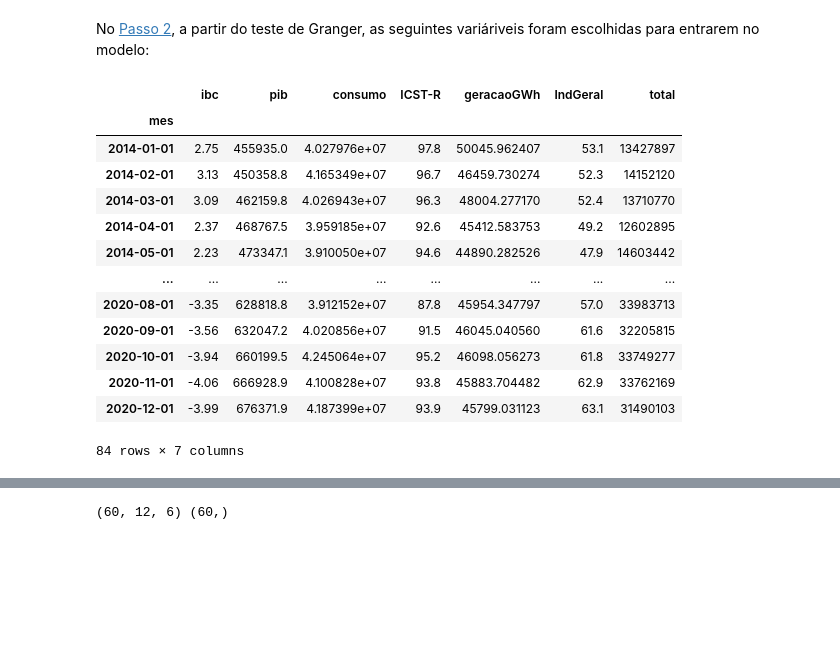
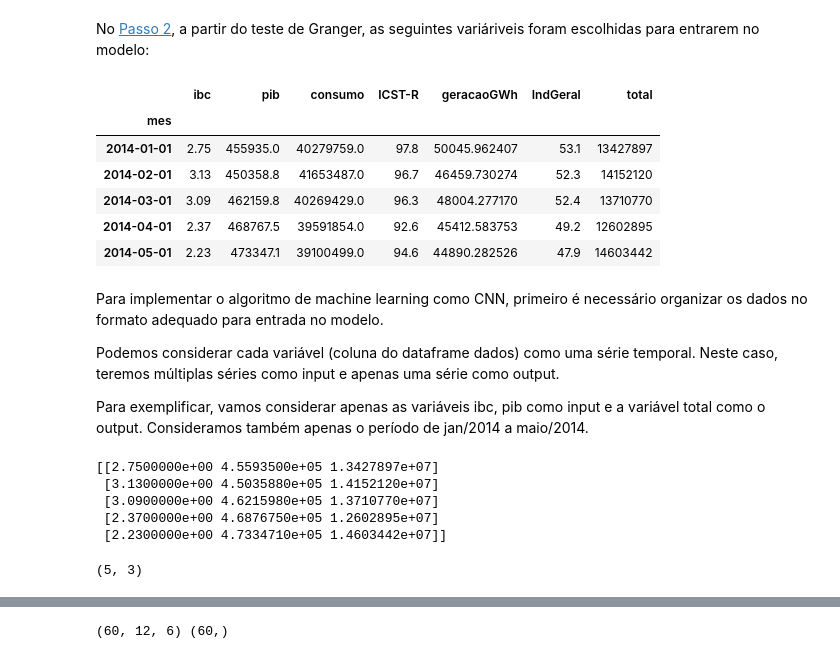
Before and after one commit to ronaldowg/adp255, a Jupyter notebook: passo3-CNN.ipynb, the cells around one changed output, grey strips where cells are left out. Drawn from its saved outputs; the diff is of its cells as text; code cells hidden in the pictures; blank space fills up the shorter version.

```diff
--- a/passo3-CNN.ipynb
+++ b/passo3-CNN.ipynb
@@ -23,20 +31,18 @@ dados = dados.set_index('mes')
 No [Passo 2](passo2.ipynb), a partir do teste de Granger, as seguintes variáriveis foram escolhidas para entrarem no modelo:
 # %%
 dados = dados[['ibc','pib','consumo','ICST-R','geracaoGWh','IndGeral','total']]
+dados.head()
+# %% [output]
+|  | ibc | pib | consumo | ICST-R | geracaoGWh | IndGeral | total |
+| mes |  |  |  |  |  |  |  |
+| 2014-01-01 | 2.75 | 455935.0 | 40279759.0 | 97.8 | 50045.962407 | 53.1 | 13427897 |
+| 2014-02-01 | 3.13 | 450358.8 | 41653487.0 | 96.7 | 46459.730274 | 52.3 | 14152120 |
+| 2014-03-01 | 3.09 | 462159.8 | 40269429.0 | 96.3 | 48004.277170 | 52.4 | 13710770 |
+| 2014-04-01 | 2.37 | 468767.5 | 39591854.0 | 92.6 | 45412.583753 | 49.2 | 12602895 |
+| 2014-05-01 | 2.23 | 473347.1 | 39100499.0 | 94.6 | 44890.282526 | 47.9 | 14603442 |
-# %%
-dados
-# %% [output]
-|  | ibc | pib | consumo | ICST-R | geracaoGWh | IndGeral | total |
-| mes |  |  |  |  |  |  |  |
-| 2014-01-01 | 2.75 | 455935.0 | 4.027976e+07 | 97.8 | 50045.962407 | 53.1 | 13427897 |
-| 2014-02-01 | 3.13 | 450358.8 | 4.165349e+07 | 96.7 | 46459.730274 | 52.3 | 14152120 |
-| 2014-03-01 | 3.09 | 462159.8 | 4.026943e+07 | 96.3 | 48004.277170 | 52.4 | 13710770 |
-| 2014-04-01 | 2.37 | 468767.5 | 3.959185e+07 | 92.6 | 45412.583753 | 49.2 | 12602895 |
-| 2014-05-01 | 2.23 | 473347.1 | 3.910050e+07 | 94.6 | 44890.282526 | 47.9 | 14603442 |
-| ... | ... | ... | ... | ... | ... | ... | ... |
-| 2020-08-01 | -3.35 | 628818.8 | 3.912152e+07 | 87.8 | 45954.347797 | 57.0 | 33983713 |
-| 2020-09-01 | -3.56 | 632047.2 | 4.020856e+07 | 91.5 | 46045.040560 | 61.6 | 32205815 |
-| 2020-10-01 | -3.94 | 660199.5 | 4.245064e+07 | 95.2 | 46098.056273 | 61.8 | 33749277 |
-| 2020-11-01 | -4.06 | 666928.9 | 4.100828e+07 | 93.8 | 45883.704482 | 62.9 | 33762169 |
-| 2020-12-01 | -3.99 | 676371.9 | 4.187399e+07 | 93.9 | 45799.031123 | 63.1 | 31490103 |
-84 rows × 7 columns
+# %% [markdown]
+Para implementar o algoritmo de machine learning como CNN, primeiro é necessário organizar os dados no formato adequado para entrada no modelo.
+
+Podemos considerar cada variável (coluna do dataframe dados) como uma série temporal. Neste caso, teremos múltiplas séries como input e apenas uma série como output.
+
+Para exemplificar, vamos considerar apenas as variáveis ibc, pib como input e a variável total como o output. Consideramos também apenas o período de jan/2014 a maio/2014.
@@ -42,0 +53,11 @@ dados
+# %%
+dataset = hstack((in_seq1,in_seq2,out_seq))
+print(dataset)
+dataset.shape
+# %% [output]
+[[2.7500000e+00 4.5593500e+05 1.3427897e+07]
+ [3.1300000e+00 4.5035880e+05 1.4152120e+07]
+ [3.0900000e+00 4.6215980e+05 1.3710770e+07]
+ [2.3700000e+00 4.6876750e+05 1.2602895e+07]
+ [2.2300000e+00 4.7334710e+05 1.4603442e+07]]
+(5, 3)
```
Also changed, not shown: parts of 24 cells of this notebook, 18 other files.
